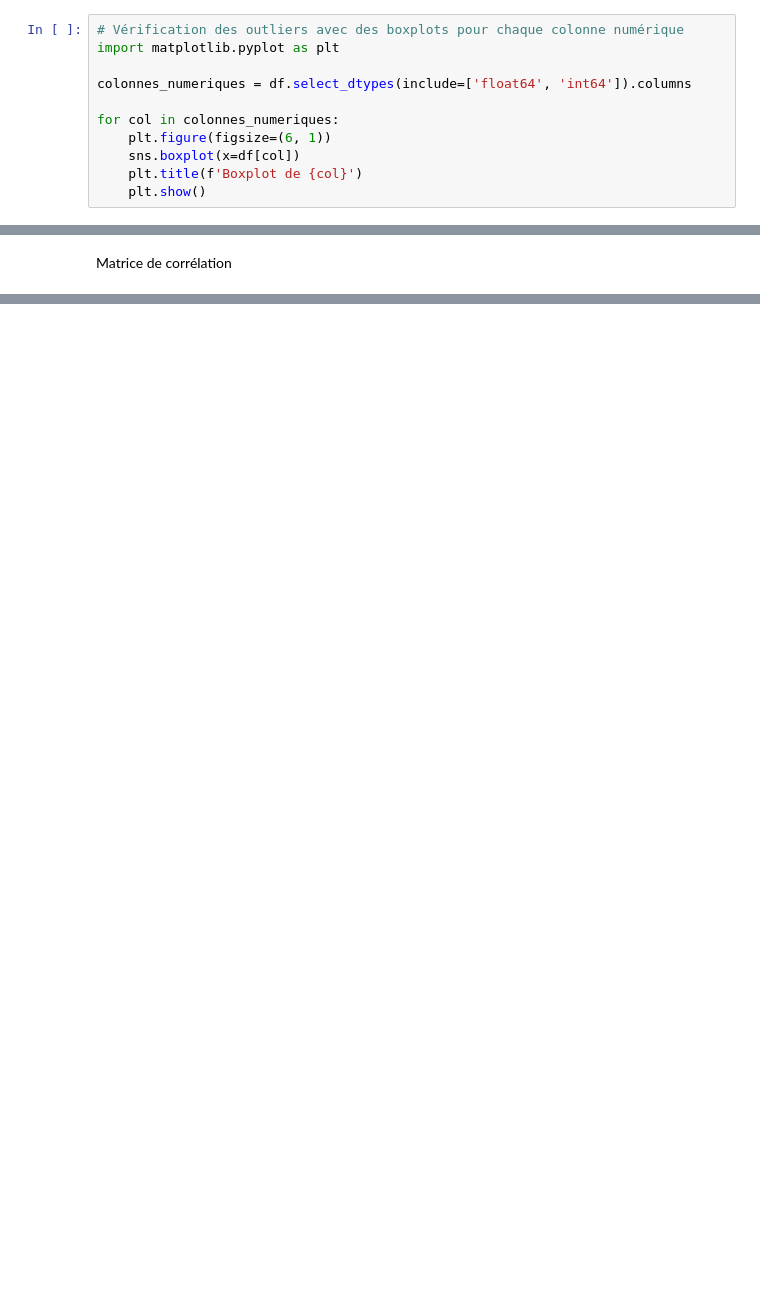
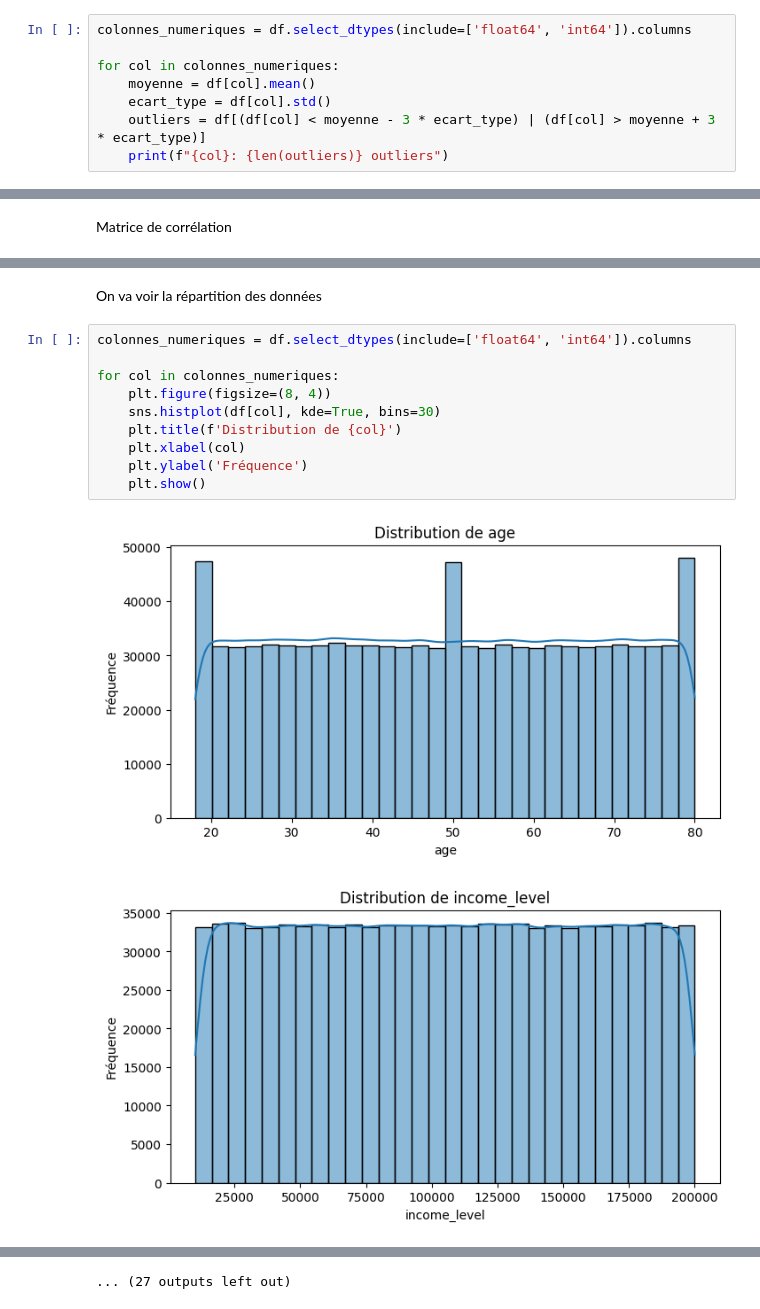
Before and after one commit to enniriss/Predict_Bitcoin, a Jupyter notebook: src/analyse.ipynb, the cells around one changed output, grey strips where cells are left out. Drawn from its saved outputs; the diff is of its cells as text; blank space fills up the shorter version.

```diff
--- a/src/analyse.ipynb
+++ b/src/analyse.ipynb
@@ -45,14 +55,11 @@ dtype: int64
 # %% [markdown]
 Verification outliers
 # %%
-# Vérification des outliers avec des boxplots pour chaque colonne numérique
-import matplotlib.pyplot as plt
-
 colonnes_numeriques = df.select_dtypes(include=['float64', 'int64']).columns
 
 for col in colonnes_numeriques:
-    plt.figure(figsize=(6, 1))
-    sns.boxplot(x=df[col])
-    plt.title(f'Boxplot de {col}')
-    plt.show()
+    moyenne = df[col].mean()
+    ecart_type = df[col].std()
+    outliers = df[(df[col] < moyenne - 3 * ecart_type) | (df[col] > moyenne + 3 * ecart_type)]
+    print(f"{col}: {len(outliers)} outliers")
 # %% [output]
@@ -86,0 +112,15 @@ plt.show()
+# %% [markdown]
+On va voir la répartition des données
+# %%
+colonnes_numeriques = df.select_dtypes(include=['float64', 'int64']).columns
+
+for col in colonnes_numeriques:
+    plt.figure(figsize=(8, 4))
+    sns.histplot(df[col], kde=True, bins=30)
+    plt.title(f'Distribution de {col}')
+    plt.xlabel(col)
+    plt.ylabel('Fréquence')
+    plt.show()
+# %% [output]
+[figure, added]
+[figure, added]
@@ -86,0 +137 @@ plt.show()
+... (27 outputs left out)
```
Also changed, not shown: parts of 12 cells of this notebook, 1 other file.
